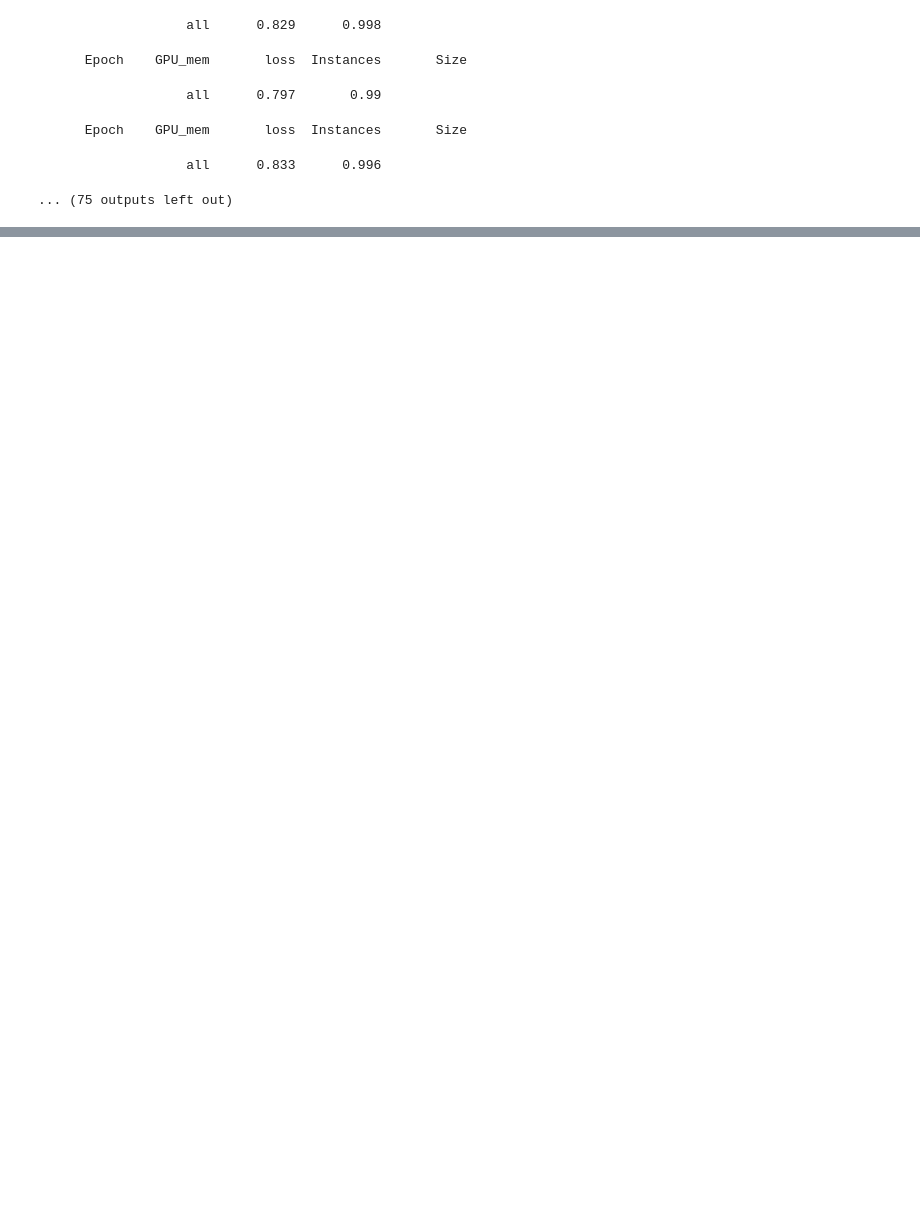
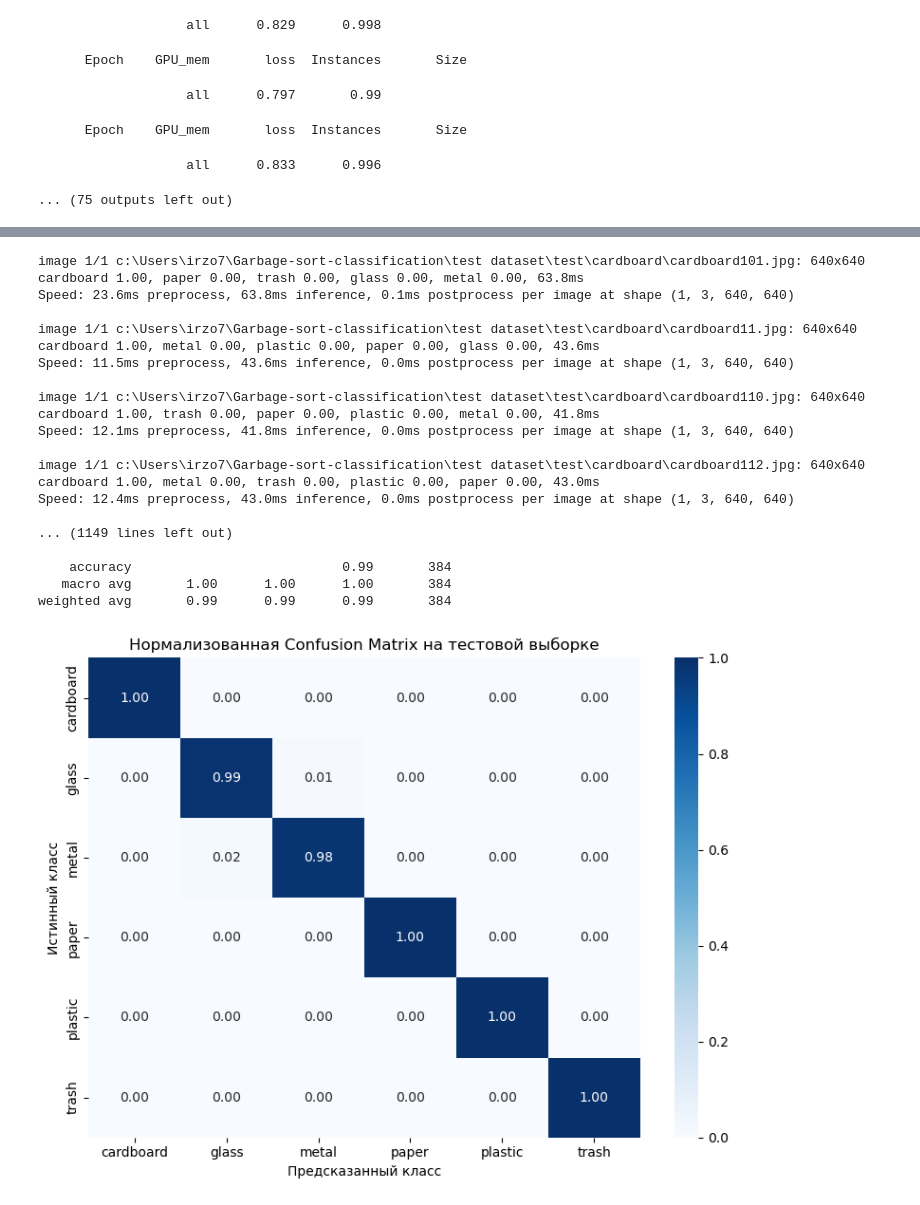
Before and after one commit to HIGSSS/Garbage-sort-classification, a Jupyter notebook: Trash_scan.ipynb, the cells around one changed output, grey strips where cells are left out. Saved outputs shown, nothing was run; the diff lists cells and outputs as text; code cells hidden in the pictures; blank space fills up the shorter version.

Commit message:
model modified

```diff
--- a/Trash_scan.ipynb
+++ b/Trash_scan.ipynb
@@ -108,0 +163,60 @@ Starting training for 50 epochs...
+# %%
+from ultralytics import YOLO
+from pathlib import Path
+import os
+from PIL import Image
+import numpy as np
+from sklearn.metrics import classification_report, confusion_matrix
+import seaborn as sns
+import matplotlib.pyplot as plt
+
+test_path = "test dataset/test"
+model = YOLO("runs/classify/train5/weights/best.pt")
+
+class_names = ["cardboard", "glass", "metal", "paper", "plastic", "trash"]
+
+y_true = []
+y_pred = []
+
+
+for true_class_index, class_name in enumerate(class_names):
+    class_dir = Path(test_path) / class_name
+    for img_file in os.listdir(class_dir):
+        if img_file.lower().endswith(('.jpg', '.jpeg', '.png')):
+            img_path = class_dir / img_file
+            results = model(img_path)
+            predicted_class = int(results[0].probs.top1)
+
+            y_true.append(true_class_index)
+            y_pred.append(predicted_class)
+
+print("🔍 Классификационный отчет:\n")
+print(classification_report(y_true, y_pred, target_names=class_names))
+
+cm = confusion_matrix(y_true, y_pred, normalize='true')
+plt.figure(figsize=(8, 6))
+sns.heatmap(cm, annot=True, fmt=".2f", xticklabels=class_names, yticklabels=class_names, cmap="Blues")
+plt.xlabel("Предсказанный класс")
+plt.ylabel("Истинный класс")
+plt.title("Нормализованная Confusion Matrix на тестовой выборке")
+plt.tight_layout()
+plt.show()
+# %% [output]
+image 1/1 c:\Users\irzo7\Garbage-sort-classification\test dataset\test\cardboard\cardboard101.jpg: 640x640 cardboard 1.00, paper 0.00, trash 0.00, glass 0.00, metal 0.00, 63.8ms
+Speed: 23.6ms preprocess, 63.8ms inference, 0.1ms postprocess per image at shape (1, 3, 640, 640)
+
+image 1/1 c:\Users\irzo7\Garbage-sort-classification\test dataset\test\cardboard\cardboard11.jpg: 640x640 cardboard 1.00, metal 0.00, plastic 0.00, paper 0.00, glass 0.00, 43.6ms
+Speed: 11.5ms preprocess, 43.6ms inference, 0.0ms postprocess per image at shape (1, 3, 640, 640)
+
+image 1/1 c:\Users\irzo7\Garbage-sort-classification\test dataset\test\cardboard\cardboard110.jpg: 640x640 cardboard 1.00, trash 0.00, paper 0.00, plastic 0.00, metal 0.00, 41.8ms
+Speed: 12.1ms preprocess, 41.8ms inference, 0.0ms postprocess per image at shape (1, 3, 640, 640)
+
+image 1/1 c:\Users\irzo7\Garbage-sort-classification\test dataset\test\cardboard\cardboard112.jpg: 640x640 cardboard 1.00, metal 0.00, trash 0.00, plastic 0.00, paper 0.00, 43.0ms
+Speed: 12.4ms preprocess, 43.0ms inference, 0.0ms postprocess per image at shape (1, 3, 640, 640)
+
+... (1149 lines left out)
+
+    accuracy                           0.99       384
+   macro avg       1.00      1.00      1.00       384
+weighted avg       0.99      0.99      0.99       384
+[figure, added]
```
Also changed, not shown: parts of 3 cells of this notebook.
